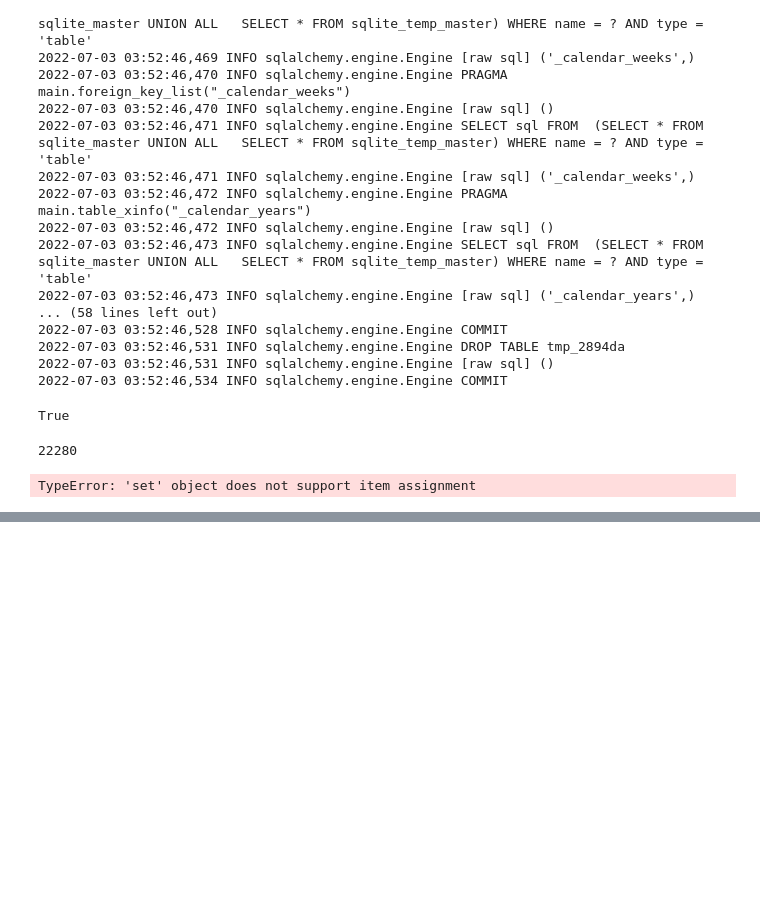
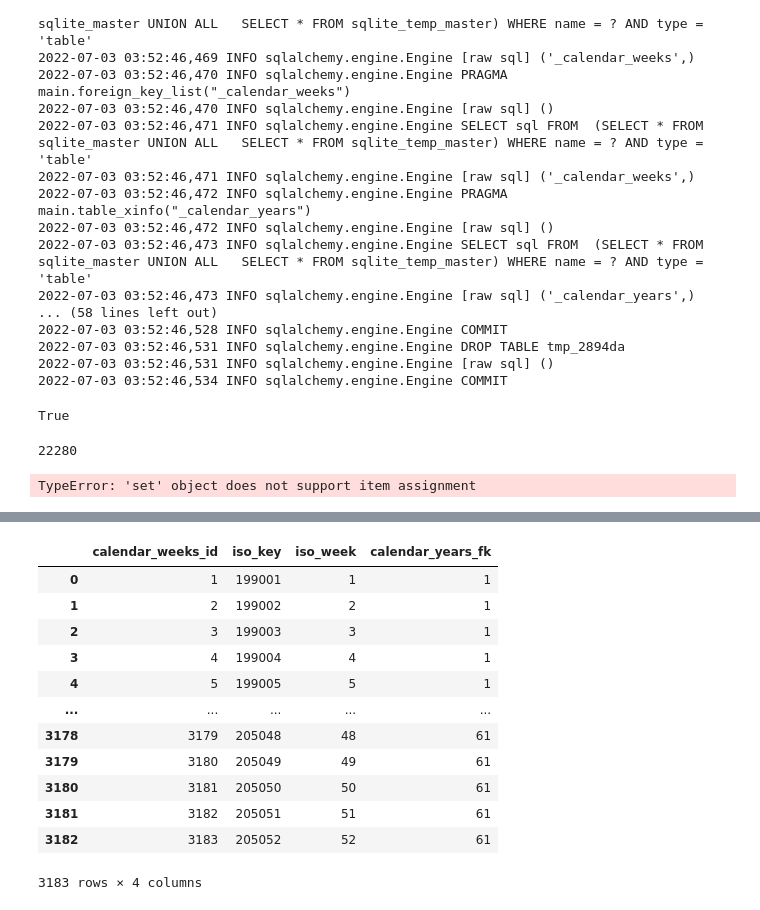
Before and after one commit to dstoecklein/corona-analysis, a Jupyter notebook: notebooks/sqlite_test.ipynb, the cells around one changed output, grey strips where cells are left out. Cells and saved outputs as stored; diff of their text form; code cells hidden in the pictures; blank space fills up the shorter version.

```diff
--- a/notebooks/sqlite_test.ipynb
+++ b/notebooks/sqlite_test.ipynb
@@ -734,0 +738,12 @@ TypeError: 'set' object does not support item assignment
+# %%
+daterange = pd.date_range(date(1990, 1, 1), date(2050, 12, 31))
+regular_days = list()
+iso_weeks = list()
+iso_years = list()
+for s in daterange:
+    regular_days.append(s.strftime("%Y-%m-%d"))
+    iso_weeks.append(s.strftime("%V"))
+    iso_years.append(s.strftime("%G"))
+pd.DataFrame(regular_days).to_csv("regular_days.csv", sep=";")
+pd.DataFrame(iso_weeks).to_csv("iso_weeks.csv", sep=";")
+pd.DataFrame(iso_years).to_csv("iso_years.csv", sep=";")
@@ -734,0 +829,16 @@ TypeError: 'set' object does not support item assignment
+# %%
+df_week
+# %% [output]
+|  | calendar_weeks_id | iso_key | iso_week | calendar_years_fk |
+| 0 | 1 | 199001 | 1 | 1 |
+| 1 | 2 | 199002 | 2 | 1 |
+| 2 | 3 | 199003 | 3 | 1 |
+| 3 | 4 | 199004 | 4 | 1 |
+| 4 | 5 | 199005 | 5 | 1 |
+| ... | ... | ... | ... | ... |
+| 3178 | 3179 | 205048 | 48 | 61 |
+| 3179 | 3180 | 205049 | 49 | 61 |
+| 3180 | 3181 | 205050 | 50 | 61 |
+| 3181 | 3182 | 205051 | 51 | 61 |
+| 3182 | 3183 | 205052 | 52 | 61 |
+3183 rows × 4 columns
```
Also changed, not shown: parts of 5 cells of this notebook, 8 other files.
